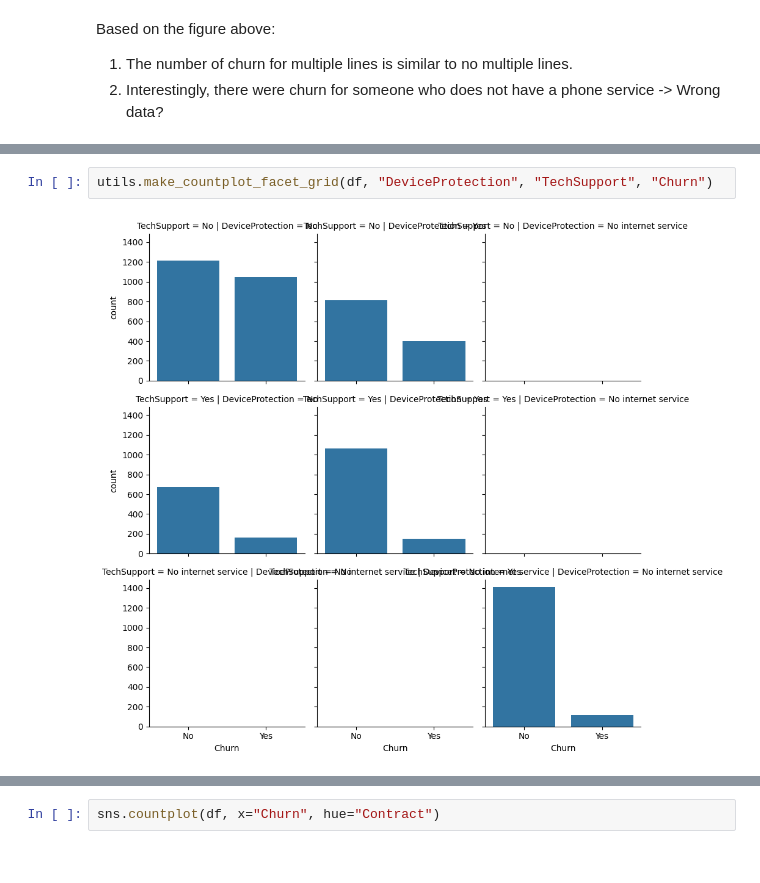
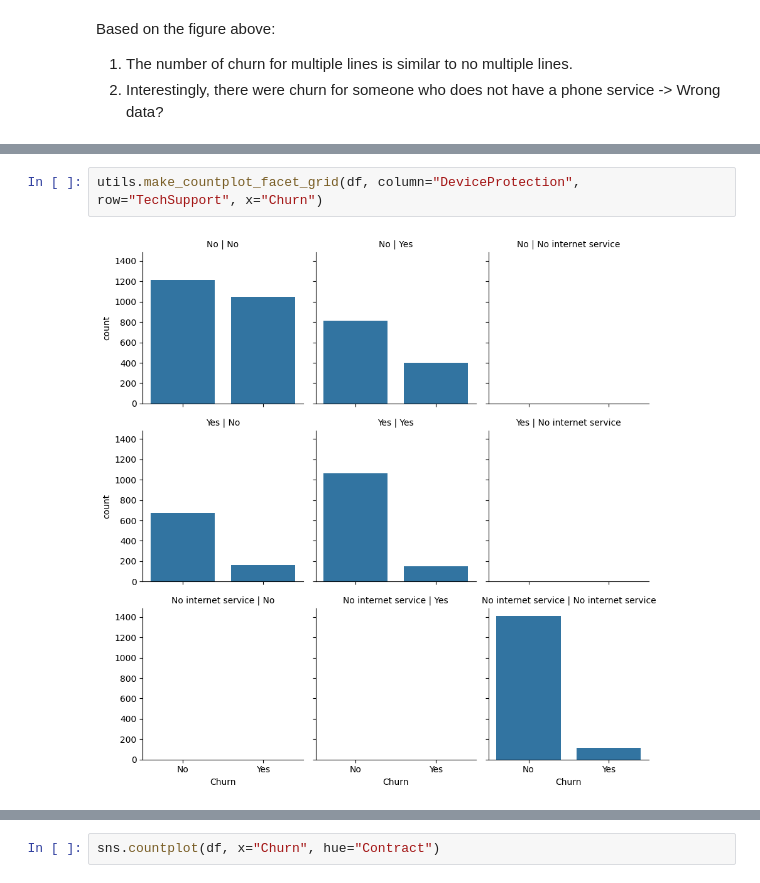
Before and after one commit to yuenherny/customer-churn-hyperautomation, a Jupyter notebook: Maxis.ipynb, the cells around one changed output, grey strips where cells are left out. Saved outputs shown, nothing was run; the diff lists cells and outputs as text.

```diff
--- a/Maxis.ipynb
+++ b/Maxis.ipynb
@@ -168,4 +173,4 @@ Based on figure above:
 # %%
-utils.make_countplot_facet_grid(df, "DeviceProtection", "TechSupport", "Churn")
+utils.make_countplot_facet_grid(df, column="DeviceProtection", row="TechSupport", x="Churn")
 # %% [output]
-[figure, old version]
+[figure, new version]
```
Also changed, not shown: parts of 39 cells of this notebook, 12 other files.
